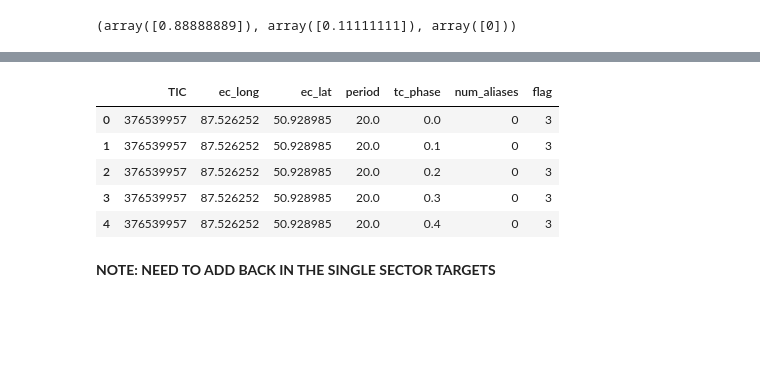
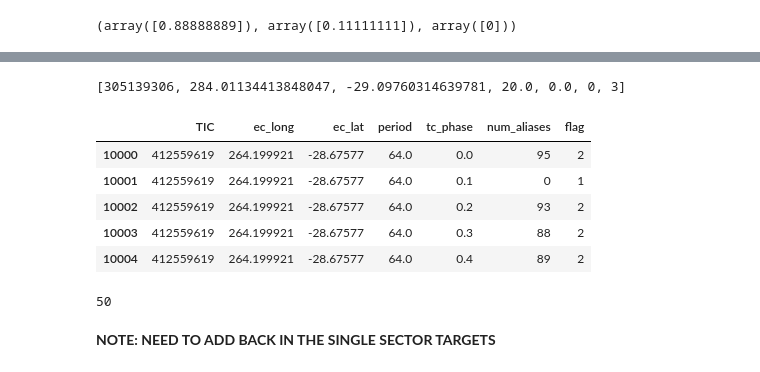
Before and after one commit to rae-holcomb/tess_scheduling, a Jupyter notebook: tess_scheduling_sandbox.ipynb, the cells around one changed output, grey strips where cells are left out. Cells and saved outputs as stored; diff of their text form; code cells hidden in the pictures; blank space fills up the shorter version.

```diff
--- a/tess_scheduling_sandbox.ipynb
+++ b/tess_scheduling_sandbox.ipynb
@@ -773,0 +1077,37 @@ Improvement!
+# %%
+np.sum(trans_obs)
+print(period)
+# plot_transits()
+
+# # checking midtimes overlap
+# np.mean((midtimes[1:] - midtimes[:-1]) / 2)
+# midtimes_fake = np.arange(len(midtimes)) * np.mean((midtimes[1:] - midtimes[:-1])) + midtimes[0]
+# # plt.plot(midtimes)
+# # plt.plot(midtimes_fake)
+
+print(np.sum(trans_obs), np.sum(sec_obs))
+first_observed_transit = transit_times[trans_obs][0]
+n_a, aliases
+baseline
+
+find_all_aliases(transit_times, sec, trans_obs, sec_obs, min_period=13)
+# rule_out_aliases(aliases, first_observed_transit, sector_times[~sec_obs])
+
+print(aliases)
+
+
+for i, period in enumerate(aliases):
+    for secondary_time in sector_times[~sec_obs]:
+        time_diff = (secondary_time - first_observed_transit) % period
+        print(time_diff)
+
+        if time_diff < 13.5 or time_diff > period - 13.5:
+            print('True')
+        else:
+            print('false')
+        #     break  # No need to continue checking for this period
+# return np.array(results)
+
+# ruled_out
+print(k, j, l)
+# k, j, l = 6 9 0
@@ -774,6 +1170,6 @@ Improvement!
 # %%
 # non-plotting version
-periods = np.arange(20,50,.8)
+periods = np.arange(20,70,.8)
 tc_phases = np.arange(0,1,.1)
 
 rows_list = []
@@ -785,7 +1181,8 @@ for k in range(len(mini)):
             tc_phase = tc_phases[l]
 
             sec = np.array(mini.iloc[k]['sec'])
-            sector_times = midtimes[sec-1]     # sectors are indexed from 1, midtimes from -
+            sector_times = midtimes_fake[sec-1]     # sectors are indexed from 1, midtimes from -
+            # sector_times = midtimes[sec-1]     # sectors are indexed from 1, midtimes from -
 
             # calculate transit times in the relevant window
             transit_times = calc_transit_times_phase(period, tc_phase, dur=2)
@@ -830,14 +1215,24 @@ Something went wrong
+# %%
+rows_list[0]
+# %% [output]
+[305139306, 284.01134413848047, -29.09760314639781, 20.0, 0.0, 0, 3]
 # %%
+column_names = ['TIC', 'ec_long', 'ec_lat', 'period', 'tc_phase', 'num_aliases', 'flag']
 rdf1 = pd.DataFrame(rows_list, columns=column_names)
 # rdf[rdf.flag==-1]
-rdf1[:5]
+rdf1[10000:10005]
 # %% [output]
 |  | TIC | ec_long | ec_lat | period | tc_phase | num_aliases | flag |
-| 0 | 376539957 | 87.526252 | 50.928985 | 20.0 | 0.0 | 0 | 3 |
-| 1 | 376539957 | 87.526252 | 50.928985 | 20.0 | 0.1 | 0 | 3 |
-| 2 | 376539957 | 87.526252 | 50.928985 | 20.0 | 0.2 | 0 | 3 |
-| 3 | 376539957 | 87.526252 | 50.928985 | 20.0 | 0.3 | 0 | 3 |
-| 4 | 376539957 | 87.526252 | 50.928985 | 20.0 | 0.4 | 0 | 3 |
+| 10000 | 412559619 | 264.199921 | -28.67577 | 64.0 | 0.0 | 95 | 2 |
+| 10001 | 412559619 | 264.199921 | -28.67577 | 64.0 | 0.1 | 0 | 1 |
+| 10002 | 412559619 | 264.199921 | -28.67577 | 64.0 | 0.2 | 93 | 2 |
+| 10003 | 412559619 | 264.199921 | -28.67577 | 64.0 | 0.3 | 88 | 2 |
+| 10004 | 412559619 | 264.199921 | -28.67577 | 64.0 | 0.4 | 89 | 2 |
+# %%
+len(np.unique(rdf1.TIC))
+# plot_transits()
+# %% [output]
+50
 # %%
 # Flags
 # -1 - failure
```
Also changed, not shown: parts of 40 cells of this notebook, 1 other file.
